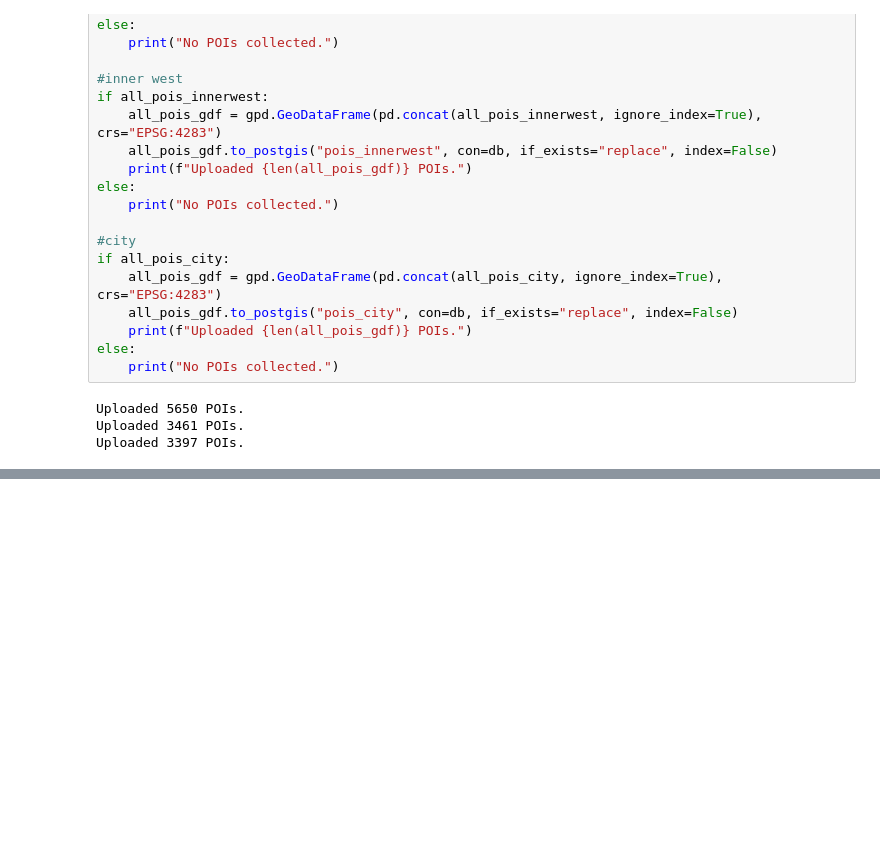
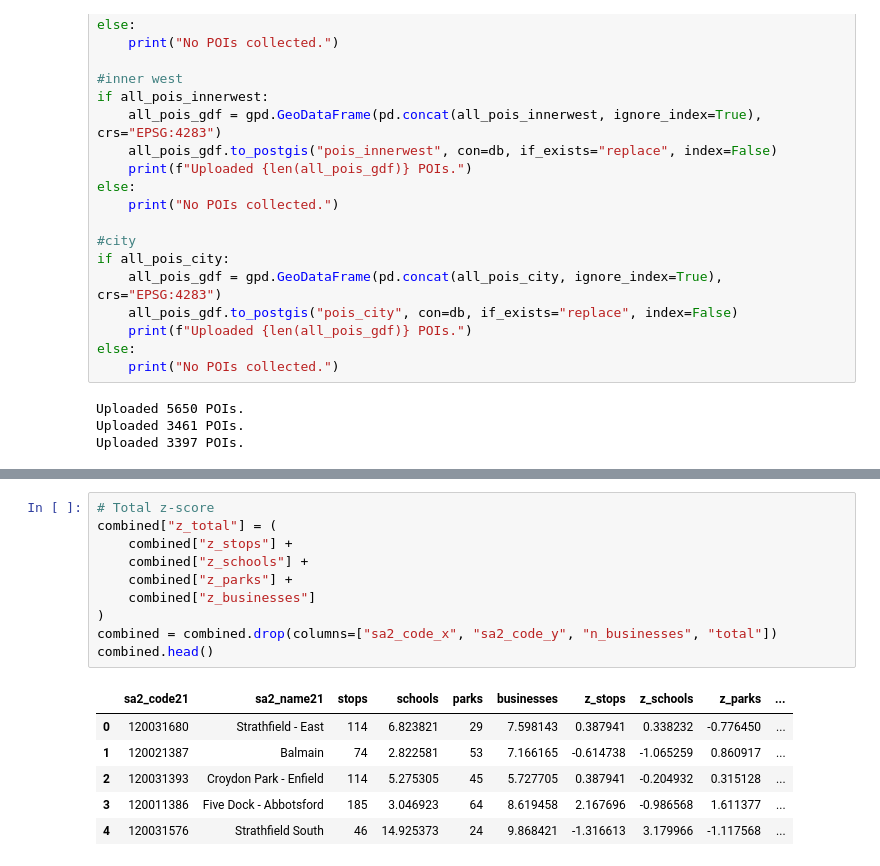
Before and after one commit to Katherine-Kong/DATA2001-A, a Jupyter notebook: Report.ipynb, the cells around one changed output, grey strips where cells are left out. Drawn from its saved outputs; the diff is of its cells as text; blank space fills up the shorter version.

```diff
--- a/Report.ipynb
+++ b/Report.ipynb
@@ -621,0 +808,17 @@ The final output should be a table where each row is an SA2, and columns represe
+# %%
+# Total z-score
+combined["z_total"] = (
+    combined["z_stops"] +
+    combined["z_schools"] +
+    combined["z_parks"] +
+    combined["z_businesses"]
+)
+combined = combined.drop(columns=["sa2_code_x", "sa2_code_y", "n_businesses", "total"])
+combined.head()
+# %% [output]
+|  | sa2_code21 | sa2_name21 | stops | schools | parks | businesses | z_stops | z_schools | z_parks | ... |
+| 0 | 120031680 | Strathfield - East | 114 | 6.823821 | 29 | 7.598143 | 0.387941 | 0.338232 | -0.776450 | ... |
+| 1 | 120021387 | Balmain | 74 | 2.822581 | 53 | 7.166165 | -0.614738 | -1.065259 | 0.860917 | ... |
+| 2 | 120031393 | Croydon Park - Enfield | 114 | 5.275305 | 45 | 5.727705 | 0.387941 | -0.204932 | 0.315128 | ... |
+| 3 | 120011386 | Five Dock - Abbotsford | 185 | 3.046923 | 64 | 8.619458 | 2.167696 | -0.986568 | 1.611377 | ... |
+| 4 | 120031576 | Strathfield South | 46 | 14.925373 | 24 | 9.868421 | -1.316613 | 3.179966 | -1.117568 | ... |
```
Also changed, not shown: parts of 19 cells of this notebook, 1 other file.
